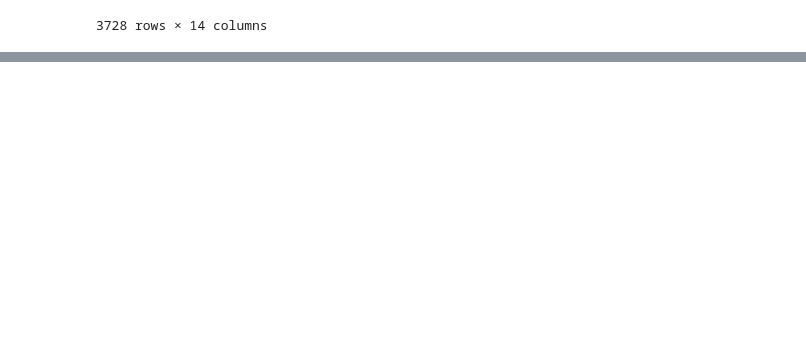
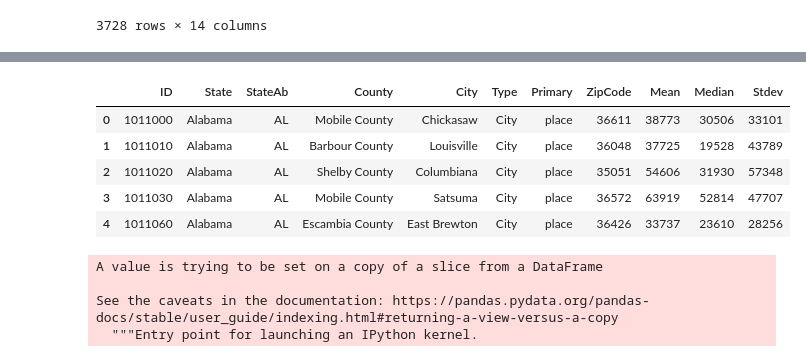
Before and after one commit to mberkley25/ETL_Project_Group2, a Jupyter notebook: main.ipynb, the cells around one changed output, grey strips where cells are left out. Cells and saved outputs as stored; diff of their text form; code cells hidden in the pictures; blank space fills up the shorter version.

```diff
--- a/main.ipynb
+++ b/main.ipynb
@@ -67,3 +67,3 @@ income_cleaned
 # %%
-# income_cities = income_cleaned.loc[income_cleaned['Type']=='City'].reset_index(drop=True)
+income_cities = income_cleaned.loc[income_cleaned['Type']=='City'].reset_index(drop=True)
 # %%
@@ -185,3 +169,17 @@ income_cleaned
+# %%
+income_cities.head()
+# %% [output]
+|  | ID | State | StateAb | County | City | Type | Primary | ZipCode | Mean | Median | Stdev |
+| 0 | 1011000 | Alabama | AL | Mobile County | Chickasaw | City | place | 36611 | 38773 | 30506 | 33101 |
+| 1 | 1011010 | Alabama | AL | Barbour County | Louisville | City | place | 36048 | 37725 | 19528 | 43789 |
+| 2 | 1011020 | Alabama | AL | Shelby County | Columbiana | City | place | 35051 | 54606 | 31930 | 57348 |
+| 3 | 1011030 | Alabama | AL | Mobile County | Satsuma | City | place | 36572 | 63919 | 52814 | 47707 |
+| 4 | 1011060 | Alabama | AL | Escambia County | East Brewton | City | place | 36426 | 33737 | 23610 | 28256 |
 # %%
-# sales_2017.drop_duplicates(subset=['City', 'State'], keep='last', inplace=True)
-# income_cities.drop_duplicates(subset=['City', 'State'], keep='last', inplace=True)
+sales_2017.drop_duplicates(subset=['City', 'State'], keep='last', inplace=True)
+income_cities.drop_duplicates(subset=['City', 'State'], keep='last', inplace=True)
+# %% [output]
+A value is trying to be set on a copy of a slice from a DataFrame
+
+See the caveats in the documentation: https://pandas.pydata.org/pandas-docs/stable/user_guide/indexing.html#returning-a-view-versus-a-copy
+  """Entry point for launching an IPython kernel.
```
Also changed, not shown: parts of 23 cells of this notebook, 7 other files.
